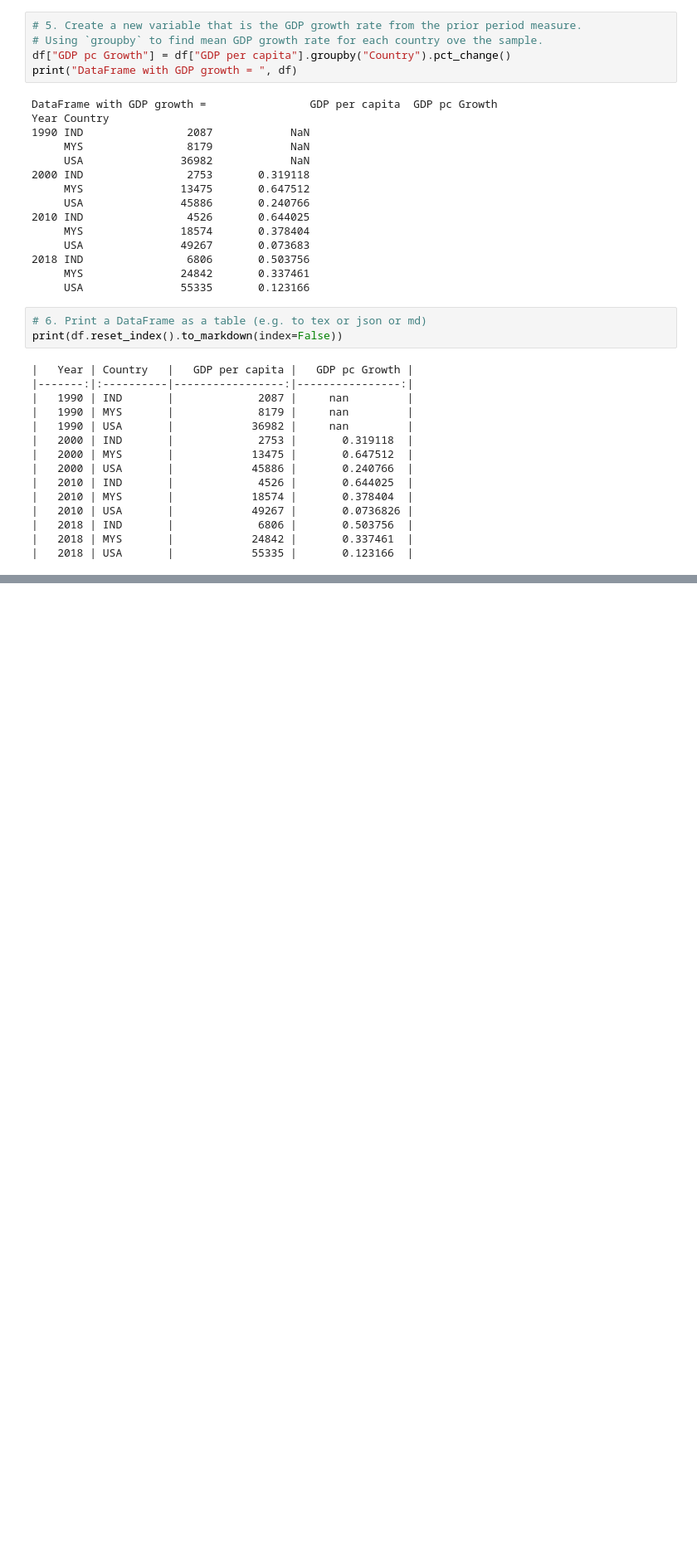
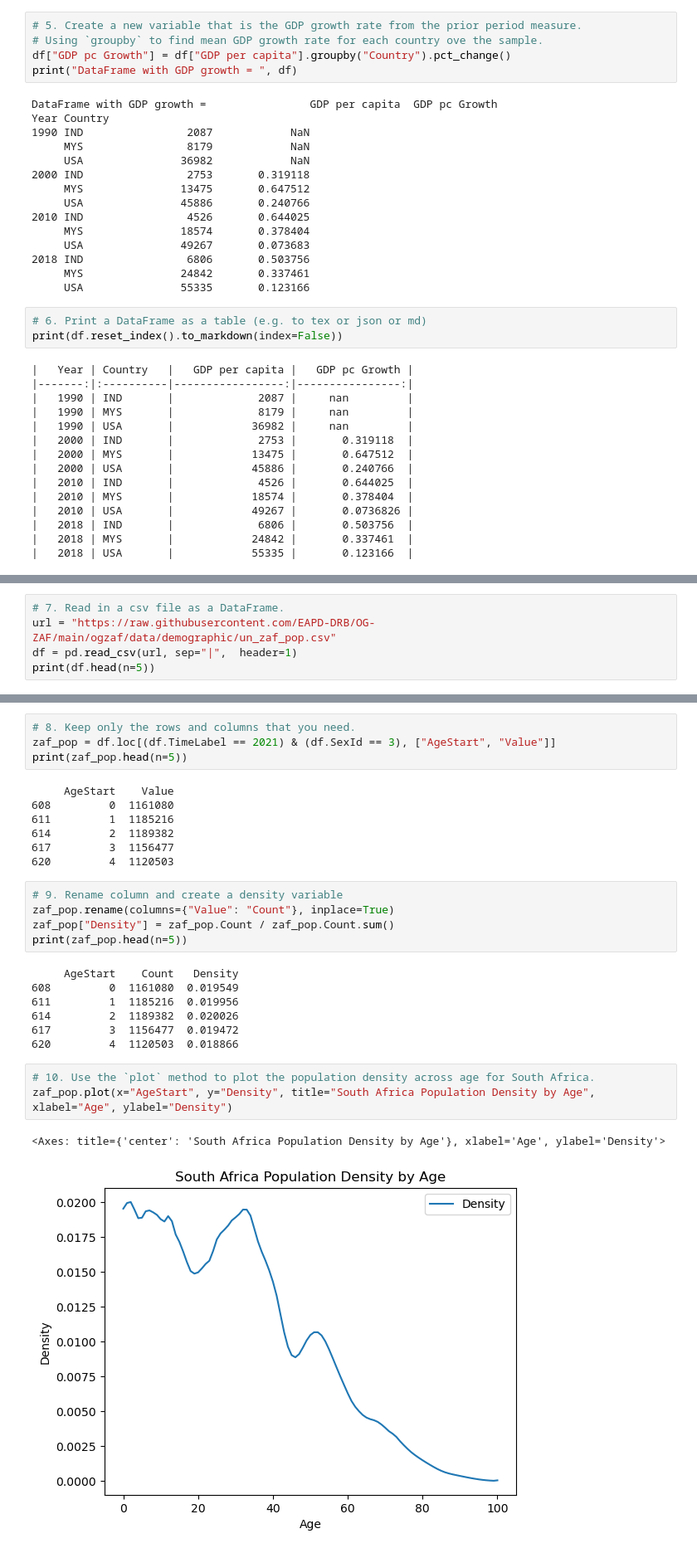
Before and after one commit to jdebacker/UN-OG-Training, a Jupyter notebook: code/Textbook_Exercise_Solutions.ipynb, the cells around one changed output, grey strips where cells are left out. Shown at 83% size. Saved outputs shown, nothing was run; the diff lists cells and outputs as text; blank space fills up the shorter version.

```diff
--- a/code/Textbook_Exercise_Solutions.ipynb
+++ b/code/Textbook_Exercise_Solutions.ipynb
@@ -424,0 +406,5 @@ dtype: int64
+# %%
+# 7. Read in a csv file as a DataFrame.
+url = "https://raw.githubusercontent.com/EAPD-DRB/OG-ZAF/main/ogzaf/data/demographic/un_zaf_pop.csv"
+df = pd.read_csv(url, sep="|",  header=1)
+print(df.head(n=5))
@@ -424,0 +429,29 @@ dtype: int64
+# %%
+# 8. Keep only the rows and columns that you need.
+zaf_pop = df.loc[(df.TimeLabel == 2021) & (df.SexId == 3), ["AgeStart", "Value"]]
+print(zaf_pop.head(n=5))
+# %% [output]
+     AgeStart    Value
+608         0  1161080
+611         1  1185216
+614         2  1189382
+617         3  1156477
+620         4  1120503
+# %%
+# 9. Rename column and create a density variable
+zaf_pop.rename(columns={"Value": "Count"}, inplace=True)
+zaf_pop["Density"] = zaf_pop.Count / zaf_pop.Count.sum()
+print(zaf_pop.head(n=5))
+# %% [output]
+     AgeStart    Count   Density
+608         0  1161080  0.019549
+611         1  1185216  0.019956
+614         2  1189382  0.020026
+617         3  1156477  0.019472
+620         4  1120503  0.018866
+# %%
+# 10. Use the `plot` method to plot the population density across age for South Africa.
+zaf_pop.plot(x="AgeStart", y="Density", title="South Africa Population Density by Age", xlabel="Age", ylabel="Density")
+# %% [output]
+<Axes: title={'center': 'South Africa Population Density by Age'}, xlabel='Age', ylabel='Density'>
+[figure, added]
```
Also changed, not shown: parts of 4 cells of this notebook, 1 other file.
